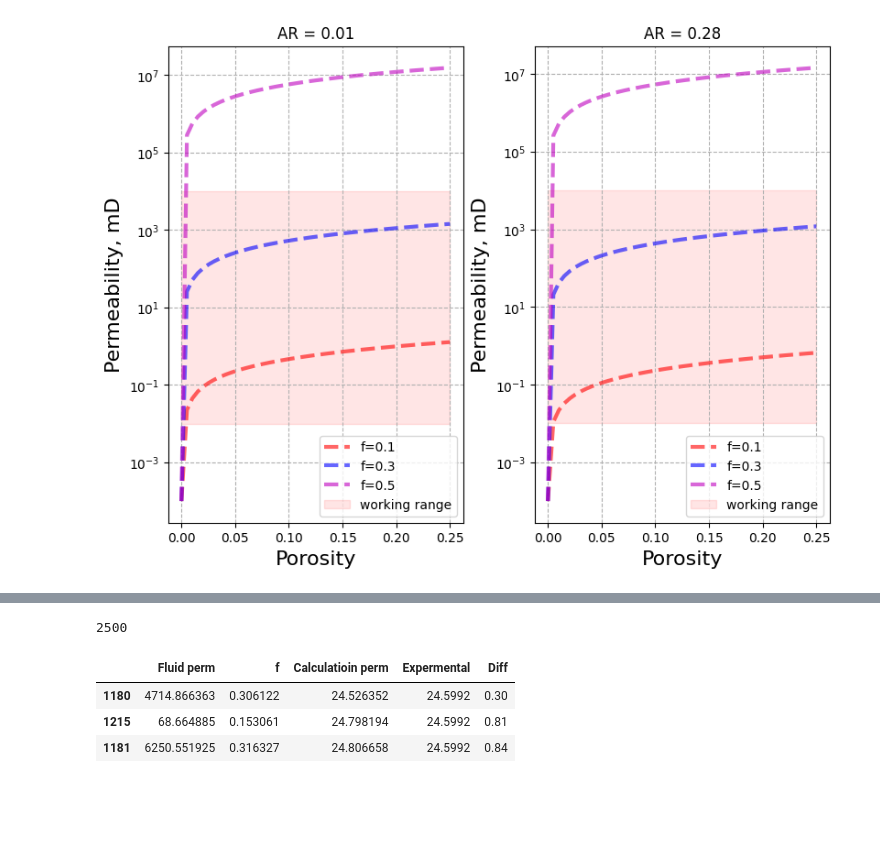
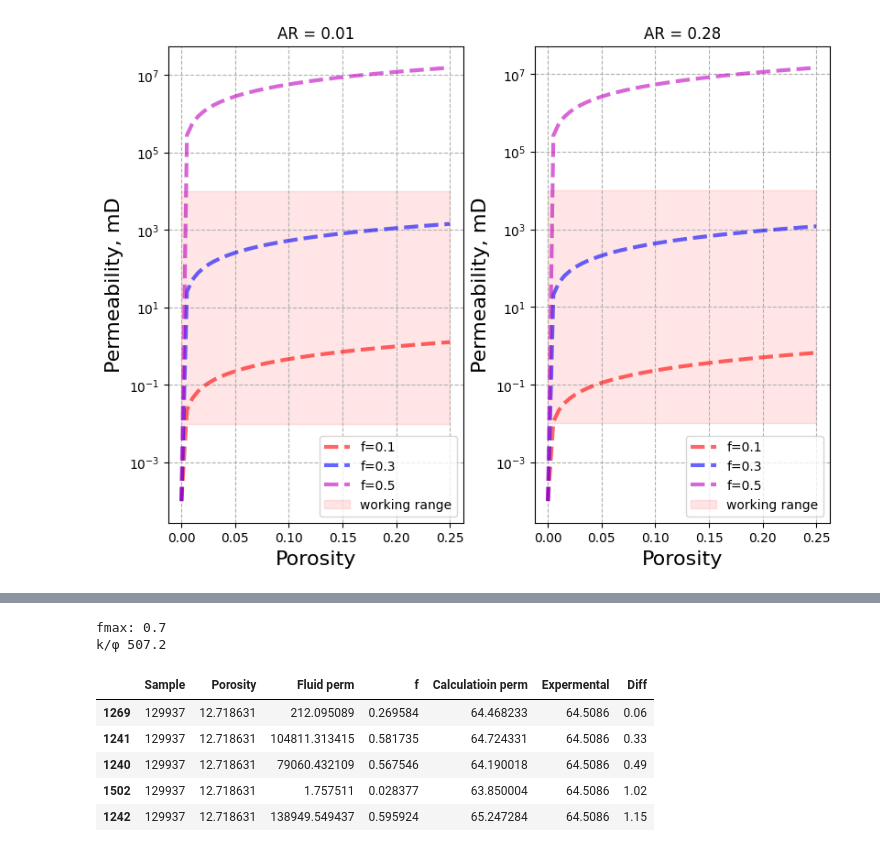
Before and after one commit to MariiaKalinina/Elasticity, a Jupyter notebook: Permeability_from_TC.ipynb, the cells around one changed output, grey strips where cells are left out. Saved outputs shown, nothing was run; the diff lists cells and outputs as text; code cells hidden in the pictures; blank space fills up the shorter version.

```diff
--- a/Permeability_from_TC.ipynb
+++ b/Permeability_from_TC.ipynb
@@ -830,2 +844,10 @@ porosity, exp_permeability, ar_pore, ar_pore_initial
+# %%
+kmin, kmax, kreal = 0.0169466, 2393.99, exp_permeability
+fmax = 1 - (np.log(kmax/kreal)/np.log(kmax/kmin))
+print(f"fmax: {np.round(fmax, 2)}")
+print(f"k/φ {np.round(kreal/porosity, 2)}")
+# %% [output]
+fmax: 0.7
+k/φ 507.2
 # %%
 fluid_perm_list = np.logspace(0, 6, num=50, base=10)
@@ -839,9 +861,5 @@ for fluid_comp_perm in fluid_perm_list:
     alpha_shape = [1, ar_pore]
     components = [mtrx_perm, fluid_comp_perm]
     calculation_perm.append(effective_tc_f(conc, alpha_shape, components, f))
-# %%
-len(calculation_perm)
-# %% [output]
-2500
 # %%
 results = pd.DataFrame()
@@ -856,7 +873,0 @@ results = results.sort_values(by=f'Diff')
-# %%
-results[:3]
-# %% [output]
-|  | Fluid perm | f | Calculatioin perm | Expermental | Diff |
-| 1180 | 4714.866363 | 0.306122 | 24.526352 | 24.5992 | 0.30 |
-| 1215 | 68.664885 | 0.153061 | 24.798194 | 24.5992 | 0.81 |
-| 1181 | 6250.551925 | 0.316327 | 24.806658 | 24.5992 | 0.84 |
@@ -862,0 +878,9 @@ results[:3]
+# %%
+filtered_results[:5]
+# %% [output]
+|  | Sample | Porosity | Fluid perm | f | Calculatioin perm | Expermental | Diff |
+| 1269 | 129937 | 12.718631 | 212.095089 | 0.269584 | 64.468233 | 64.5086 | 0.06 |
+| 1241 | 129937 | 12.718631 | 104811.313415 | 0.581735 | 64.724331 | 64.5086 | 0.33 |
+| 1240 | 129937 | 12.718631 | 79060.432109 | 0.567546 | 64.190018 | 64.5086 | 0.49 |
+| 1502 | 129937 | 12.718631 | 1.757511 | 0.028377 | 63.850004 | 64.5086 | 1.02 |
+| 1242 | 129937 | 12.718631 | 138949.549437 | 0.595924 | 65.247284 | 64.5086 | 1.15 |
```
Also changed, not shown: parts of 10 cells of this notebook.
